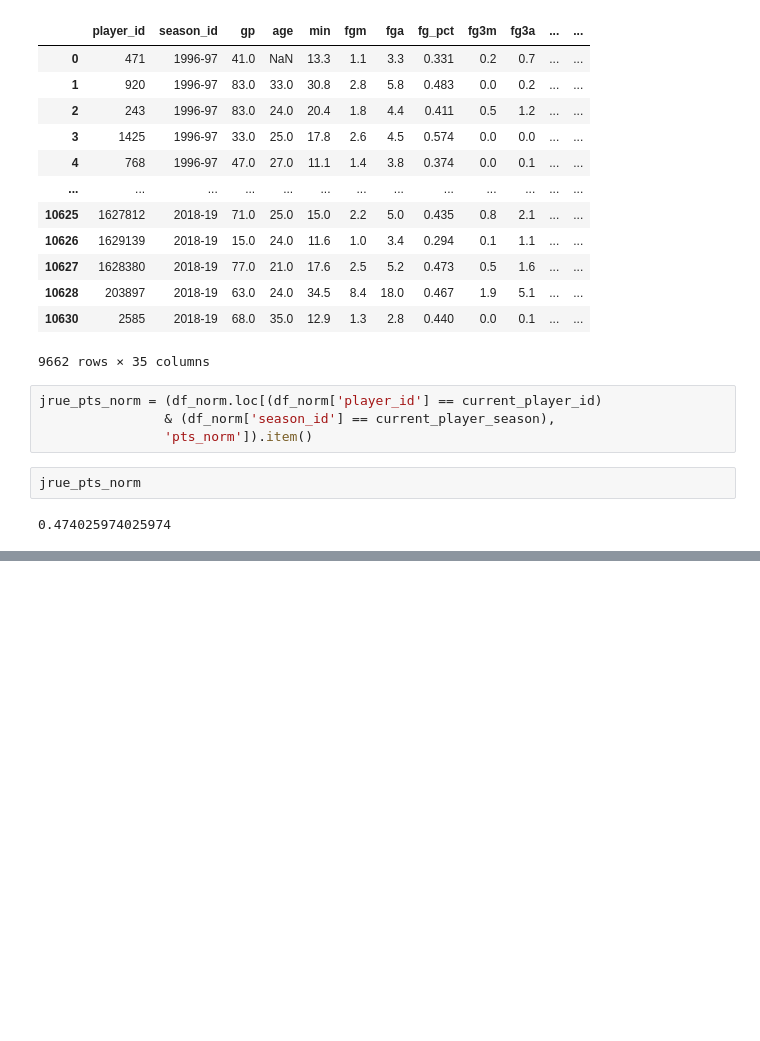
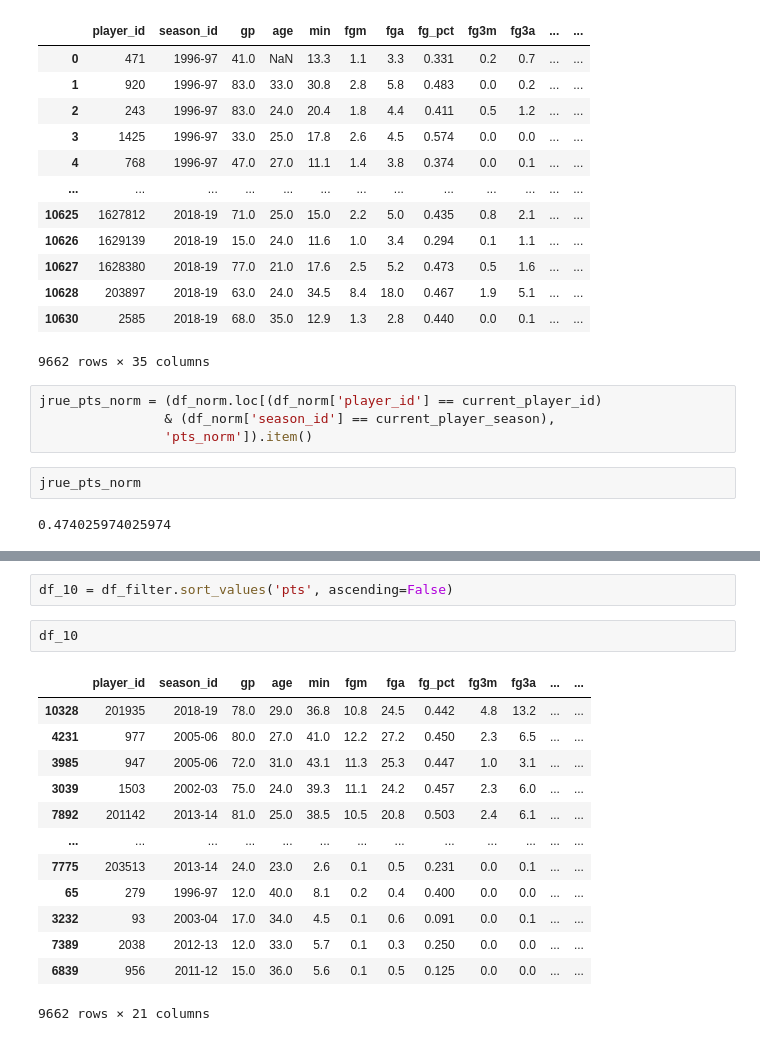
Before and after one commit to JobanD/nba-projections, a Jupyter notebook: actual-projection-model/building_model.ipynb, the cells around one changed output, grey strips where cells are left out. Saved outputs shown, nothing was run; the diff lists cells and outputs as text; blank space fills up the shorter version.

```diff
--- a/actual-projection-model/building_model.ipynb
+++ b/actual-projection-model/building_model.ipynb
@@ -488,0 +1208,18 @@ jrue_pts_norm
+# %%
+df_10 = df_filter.sort_values('pts', ascending=False)
+# %%
+df_10
+# %% [output]
+|  | player_id | season_id | gp | age | min | fgm | fga | fg_pct | fg3m | fg3a | ... | ... |
+| 10328 | 201935 | 2018-19 | 78.0 | 29.0 | 36.8 | 10.8 | 24.5 | 0.442 | 4.8 | 13.2 | ... | ... |
+| 4231 | 977 | 2005-06 | 80.0 | 27.0 | 41.0 | 12.2 | 27.2 | 0.450 | 2.3 | 6.5 | ... | ... |
+| 3985 | 947 | 2005-06 | 72.0 | 31.0 | 43.1 | 11.3 | 25.3 | 0.447 | 1.0 | 3.1 | ... | ... |
+| 3039 | 1503 | 2002-03 | 75.0 | 24.0 | 39.3 | 11.1 | 24.2 | 0.457 | 2.3 | 6.0 | ... | ... |
+| 7892 | 201142 | 2013-14 | 81.0 | 25.0 | 38.5 | 10.5 | 20.8 | 0.503 | 2.4 | 6.1 | ... | ... |
+| ... | ... | ... | ... | ... | ... | ... | ... | ... | ... | ... | ... | ... |
+| 7775 | 203513 | 2013-14 | 24.0 | 23.0 | 2.6 | 0.1 | 0.5 | 0.231 | 0.0 | 0.1 | ... | ... |
+| 65 | 279 | 1996-97 | 12.0 | 40.0 | 8.1 | 0.2 | 0.4 | 0.400 | 0.0 | 0.0 | ... | ... |
+| 3232 | 93 | 2003-04 | 17.0 | 34.0 | 4.5 | 0.1 | 0.6 | 0.091 | 0.0 | 0.1 | ... | ... |
+| 7389 | 2038 | 2012-13 | 12.0 | 33.0 | 5.7 | 0.1 | 0.3 | 0.250 | 0.0 | 0.0 | ... | ... |
+| 6839 | 956 | 2011-12 | 15.0 | 36.0 | 5.6 | 0.1 | 0.5 | 0.125 | 0.0 | 0.0 | ... | ... |
+9662 rows × 21 columns
```
Also changed, not shown: parts of 126 cells of this notebook.
